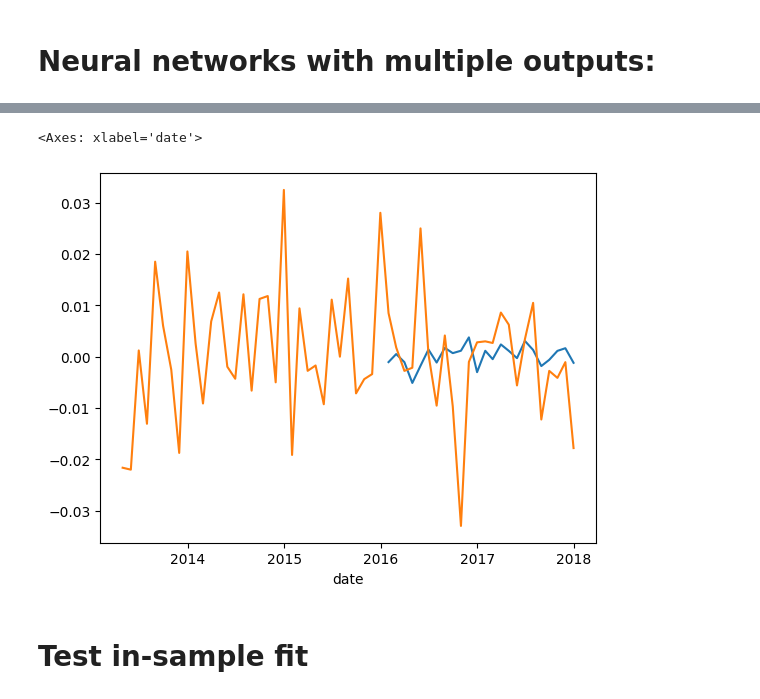
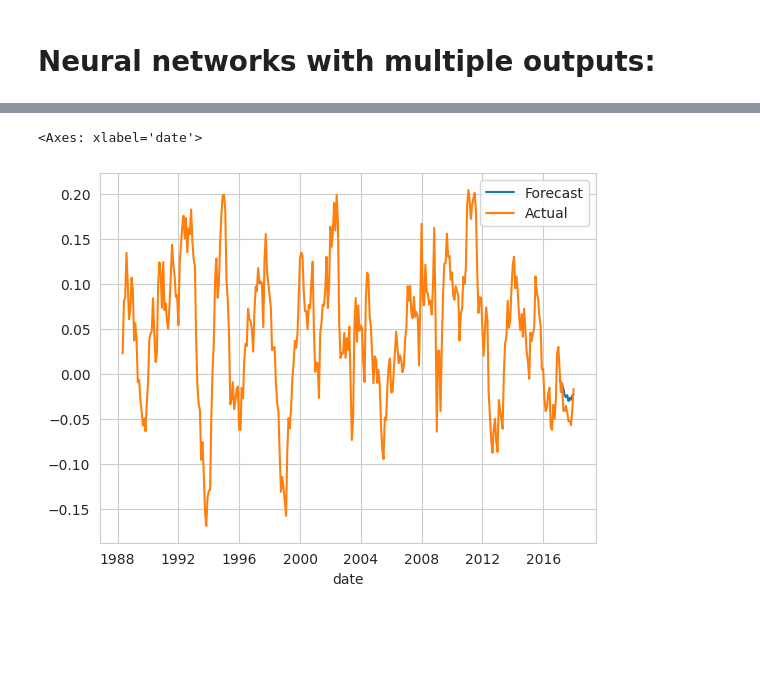
Before and after one commit to ulriktandberg/TIO4900-Replication, a Jupyter notebook: notebooks/init.ipynb, the cells around one changed output, grey strips where cells are left out. Saved outputs shown, nothing was run; the diff lists cells and outputs as text; code cells hidden in the pictures; blank space fills up the shorter version.

```diff
--- a/notebooks/init.ipynb
+++ b/notebooks/init.ipynb
@@ -9,16 +9,20 @@ import seaborn as sns
 import utils.base_utils as bu
 import utils.window_utils as wu
 import numpy as np
+import matplotlib.pyplot as plt
+from utils.publication_lags import apply_fred_md_publication_lag
 from utils.macro_grouping import add_group_level, build_full_group_mapping, groups_as_array
+
+repo_root = os.path.abspath('..')
 
 # Bianchi period:
 start_date = '1971-08-31'
 end_date = '2018-12-31'
+# end_date = '2025-06-30' # kr and gsw end date
 
-# end_date = '2025-06-30' # kr and gsw end date
 maturities = [str(i) for i in range(12, 121) if i % 12 == 0] # select only yearly maturities
 
-yields = bu.get_yields(type='lw', start=start_date, end=end_date, maturities=maturities) # type can be kr, lw, gsw
+yields = bu.get_yields(type='kr', start=start_date, end=end_date, maturities=maturities) # type can be kr, lw, gsw
 forward = bu.get_forward_rates(yields)
 xr = bu.get_excess_returns(yields, horizon=12).dropna() # horizon=12 means holding for 12 months
 
@@ -26,26 +30,36 @@ xr = bu.get_excess_returns(yields, horizon=12).dropna() # horizon=12 means holdi
 fred_md_start_date = pd.to_datetime(start_date) - pd.DateOffset(months=6)
 fred_md_raw = bu.get_fred_data('data/2026-01-MD.csv', start=fred_md_start_date, end=end_date) # this is aligned to the last day of the previous month, so we get the same number of observations as the yields data
 
-monthly_yields = bu.get_yields(type='lw', start=start_date, end=end_date, maturities=[str(i) for i in range(1, 121)]) # needed for monthly holding period excess returns. Not available for gsw
+monthly_yields = bu.get_yields(type='kr', start=start_date, end=end_date, maturities=[str(i) for i in range(1, 121)]) # needed for monthly holding period excess returns. Not available for gsw
 monthly_xr = bu.get_excess_returns(monthly_yields, horizon=1).dropna() # calculate monthly excess returns for robustness
 
 # If wanted, apply per-series publication lag to latest-snapshot macro data
-# For results in paper, where we naively shift all FRED-MD series by 1 month
-# to reflect publication lag:
 # from utils.publication_lags import apply_fred_md_publication_lag
 # fred_md = apply_fred_md_publication_lag(fred_md_raw)
+# For results in paper, we naively shift all FRED-MD series by 1 month
+# to reflect publication lag:
 fred_md = fred_md_raw.shift(1)
+
+fred_md_realtime = pd.read_csv(
+    os.path.join(repo_root, 'data', 'ALFRED', 'simple_outputs', 'realtime_final_balanced.csv'),
+    parse_dates=True,
+    index_col=0
+ )
+fred_md_realtime.index.name = 'date'
 
 # Drop TWEXAFEGSMTHx and ACOGNO as they start late
 fred_md = fred_md.drop(columns=['TWEXAFEGSMTHx', 'ACOGNO'])
+fred_md_realtime = fred_md_realtime.drop(columns=['TWEXAFEGSMTHx', 'ACOGNO'], errors='ignore')
 # Finally, revert fred_md to start_date, after transformations and lag adjustments
 fred_md = fred_md[start_date:end_date]
+fred_md_realtime = fred_md_realtime[start_date:end_date]
 
 # Drop dates outside the xr range
 yields = yields.loc[yields.index <= xr.index[-1]]
 forward = forward.loc[forward.index <= xr.index[-1]]
 xr = xr.loc[xr.index <= xr.index[-1]]
 fred_md = fred_md.loc[fred_md.index <= xr.index[-1]]
+fred_md_realtime = fred_md_realtime.loc[fred_md_realtime.index <= xr.index[-1]].reindex(xr.index)
 monthly_xr = monthly_xr.loc[monthly_xr.index <= xr.index[-1]]
 
 # Construct X with 3-level MultiIndex: (source, group, series)
@@ -59,6 +73,13 @@ X = add_group_level(X, s2g, level_name='group')
 X = X.sort_index(axis=1, level='group')
 groups = groups_as_array(X, level='group')
 
+X_realtime = pd.concat([fred_md_realtime, forward, yields],
+                        axis=1,
+                        keys=['fred', 'forward', 'yields'])
+X_realtime = add_group_level(X_realtime, s2g, level_name='group')
+X_realtime = X_realtime.sort_index(axis=1, level='group')
+groups_realtime = groups_as_array(X_realtime, level='group')
+
 y_all = xr[['24','36','48','60','72','84','96','108','120']].values
 dates = xr.index
 # %% [markdown]
@@ -329,9 +229,7 @@ Grid search triggered for GroupEnsembleANN...
 # %%
-sns.lineplot(y=y_forecast[:, 4], x=yields.index)
-sns.lineplot(y=y_all[:, 4][500:], x=yields[500:].index)
+sns.lineplot(y=y_forecast[:, -1], x=yields.index, label='Forecast')
+sns.lineplot(y=y_all[:, -1][200:], x=yields[200:].index, label='Actual')
 # %% [output]
 <Axes: xlabel='date'>
-[figure, old version]
+[figure, new version]
-# %% [markdown]
-# Test in-sample fit
 # %%
```
Also changed, not shown: parts of 11 cells of this notebook, 10 other files.
